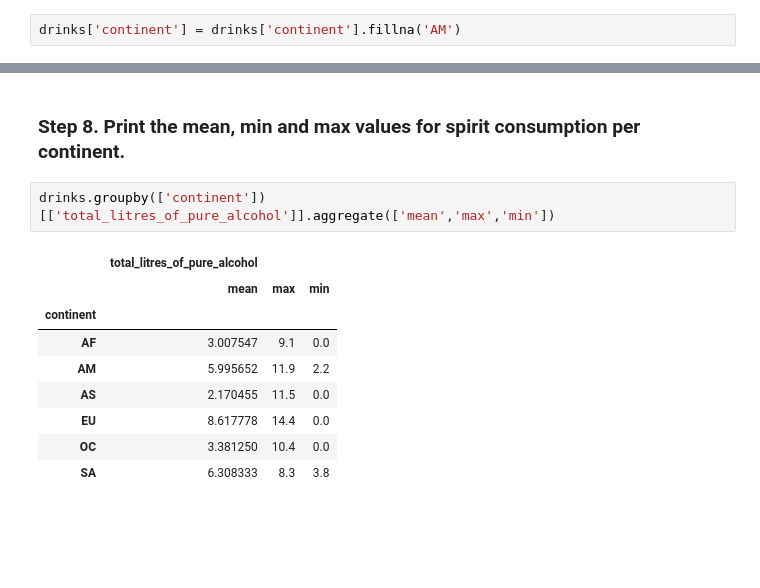
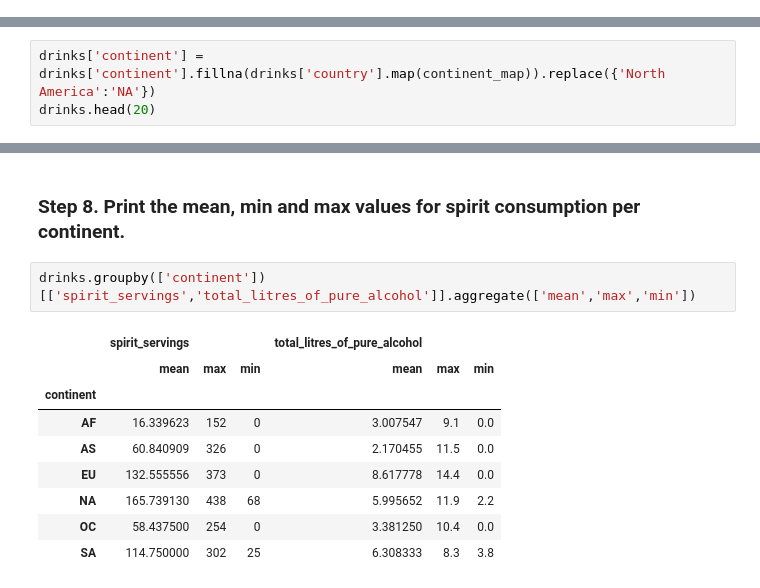
Before and after one commit to rou-tz/2026-02-BILBAO-FT-Data-Science, a Jupyter notebook: 2-Data_Analysis/2-Pandas/Practica/4-Alcohol_Consumption/Alcohol_Consumption - copia.ipynb, the cells around one changed output, grey strips where cells are left out. Cells and saved outputs as stored; diff of their text form; blank space fills up the shorter version.

```diff
--- a/2-Data_Analysis/2-Pandas/Practica/4-Alcohol_Consumption/Alcohol_Consumption - copia.ipynb
+++ b/2-Data_Analysis/2-Pandas/Practica/4-Alcohol_Consumption/Alcohol_Consumption - copia.ipynb
@@ -30,8 +30,6 @@ Data columns (total 6 columns):
  5   continent                     170 non-null    str
 dtypes: float64(1), int64(3), str(2)
 memory usage: 9.2 KB
-# %%
-drinks['continent'] = drinks['continent'].fillna('AM')
 # %% [markdown]
 ### Step 4. Which continent drinks more beer on average?
 # %%
@@ -60,3 +58,6 @@ continent_map = {
     "Trinidad & Tobago": "North America",
     "USA": "North America"
 }
+# %%
+drinks['continent'] = drinks['continent'].fillna(drinks['country'].map(continent_map)).replace({'North America':'NA'})
+drinks.head(20)
@@ -113,14 +156,14 @@ drinks.groupby(['continent'])[['total_litres_of_pure_alcohol']].median()
 # %% [markdown]
 ### Step 8. Print the mean, min and max values for spirit consumption per continent.
 # %%
-drinks.groupby(['continent'])[['total_litres_of_pure_alcohol']].aggregate(['mean','max','min'])
+drinks.groupby(['continent'])[['spirit_servings','total_litres_of_pure_alcohol']].aggregate(['mean','max','min'])
 # %% [output]
-|  | total_litres_of_pure_alcohol |  |  |
-|  | mean | max | min |
-| continent |  |  |  |
-| AF | 3.007547 | 9.1 | 0.0 |
-| AM | 5.995652 | 11.9 | 2.2 |
-| AS | 2.170455 | 11.5 | 0.0 |
-| EU | 8.617778 | 14.4 | 0.0 |
-| OC | 3.381250 | 10.4 | 0.0 |
-| SA | 6.308333 | 8.3 | 3.8 |
+|  | spirit_servings |  |  | total_litres_of_pure_alcohol |  |  |
+|  | mean | max | min | mean | max | min |
+| continent |  |  |  |  |  |  |
+| AF | 16.339623 | 152 | 0 | 3.007547 | 9.1 | 0.0 |
+| AS | 60.840909 | 326 | 0 | 2.170455 | 11.5 | 0.0 |
+| EU | 132.555556 | 373 | 0 | 8.617778 | 14.4 | 0.0 |
+| NA | 165.739130 | 438 | 68 | 5.995652 | 11.9 | 2.2 |
+| OC | 58.437500 | 254 | 0 | 3.381250 | 10.4 | 0.0 |
+| SA | 114.750000 | 302 | 25 | 6.308333 | 8.3 | 3.8 |
```
Also changed, not shown: parts of 5 cells of this notebook, 4 other files.
